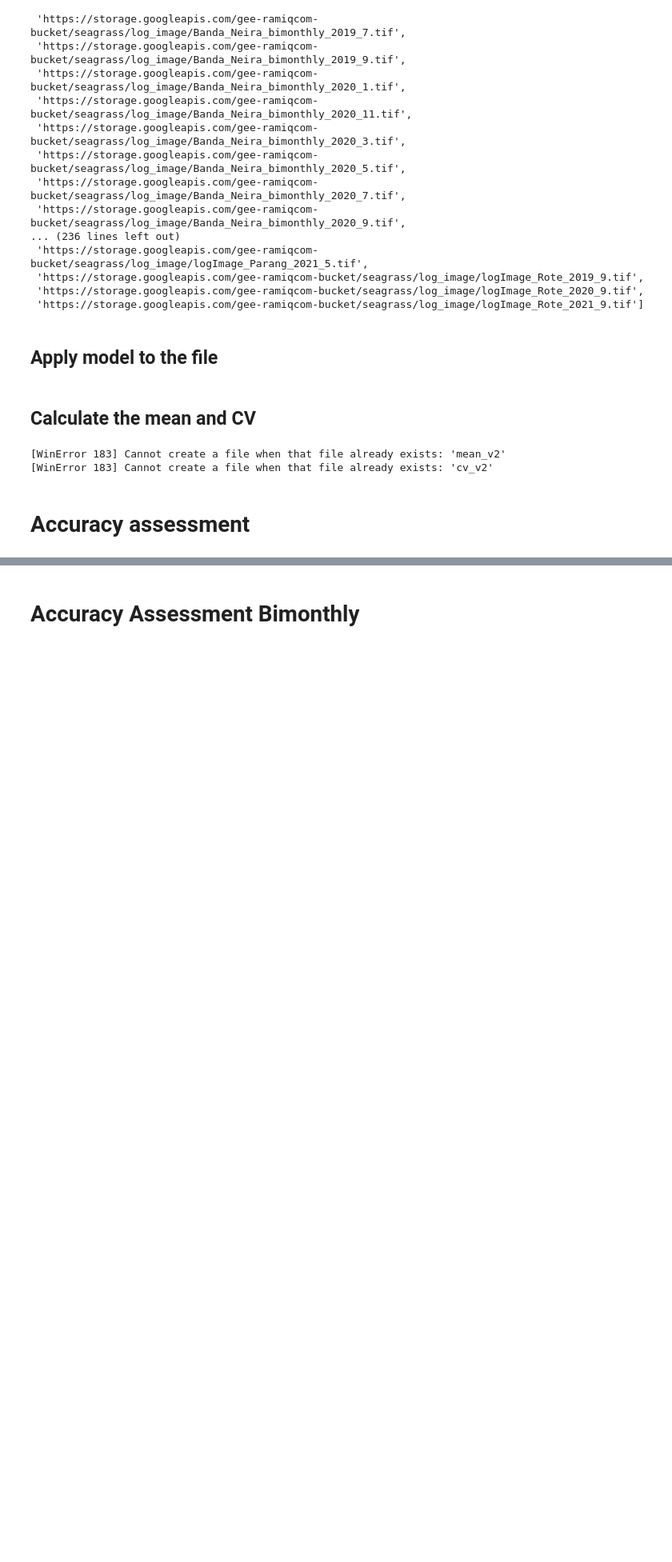
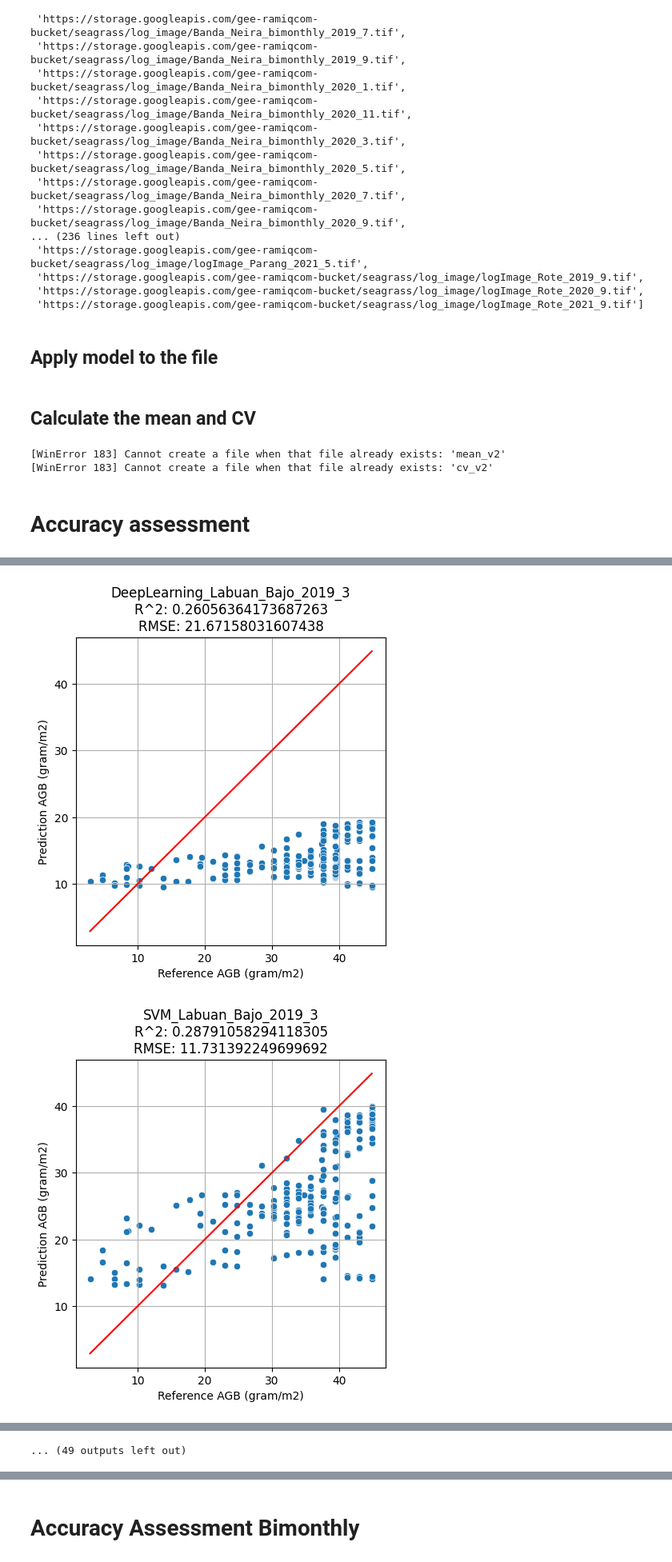
Before and after one commit to ramiqcom/seagrass-pak-prama, a Jupyter notebook: notebook/multi/rfSeagrass.ipynb, the cells around one changed output, grey strips where cells are left out. Shown at 80% size. Drawn from its saved outputs; the diff is of its cells as text; code cells hidden in the pictures; blank space fills up the shorter version.

```diff
--- a/notebook/multi/rfSeagrass.ipynb
+++ b/notebook/multi/rfSeagrass.ipynb
@@ -461,6 +463,14 @@ for region in REGIONS:
 # %% [markdown]
 # Accuracy assessment
 # %%
+accuracy_assessment_folder = "AccuracyAssesment"
+
+try:
+    mkdir(accuracy_assessment_folder)
+except Exception as e:
+    print(e)
+
+
 # Function to plot
 def asses_plot(ref, predict, r2, rmse, name, region, year, month):
     plt.figure(figsize=(5, 5))
@@ -473,7 +483,10 @@ def asses_plot(ref, predict, r2, rmse, name, region, year, month):
     plt.ylabel("Prediction AGB (gram/m2)")
     plt.title(f"{name}_{region}_{year}_{month}\nR^2: {r2}\nRMSE: {rmse}")
     plt.grid(True)
-    plt.savefig(f"AccuracyAssesment/{name}_{region}_{year}_{month}", facecolor="white")
+    plt.savefig(
+        f"{accuracy_assessment_folder}/{name}_{region}_{year}_{month}",
+        facecolor="white",
+    )
 
 
 # Combined data
@@ -487,10 +500,14 @@ for x in TEST:
             path = f"{LOG_PATH}{region}_{y}_{z}{SUFFIX}"
 
             if region == "Rote" and z == 9 and y == 2021:
-                data = pd.read_excel("Rote.xlsx")
+                data = pd.read_excel(
+                    "https://storage.googleapis.com/gee-ramiqcom-bucket/seagrass/sample/Rote.xlsx"
+                )
                 loaded = True
             elif region == "Parang" and z == 4 and y == 2019:
-                data = pd.read_excel("Parang.xlsx")
+                data = pd.read_excel(
+                    "https://storage.googleapis.com/gee-ramiqcom-bucket/seagrass/sample/Parang.xlsx"
+                )
                 loaded = True
             else:
                 data = pd.read_csv(path)
@@ -573,3 +590,4 @@ for x in TEST:
                 axis=1,
             )
             main_arr.append(stack)
+# %% [output]
@@ -575,0 +603,2 @@ for x in TEST:
+[figure, added]
+[figure, added]
@@ -576,3 +614,4 @@ for x in TEST:
+... (49 outputs left out)
 # %%
 # Export to table
 main_arr_stack = np.concatenate(main_arr)
```
Also changed, not shown: parts of 10 cells of this notebook, 1 other file.
